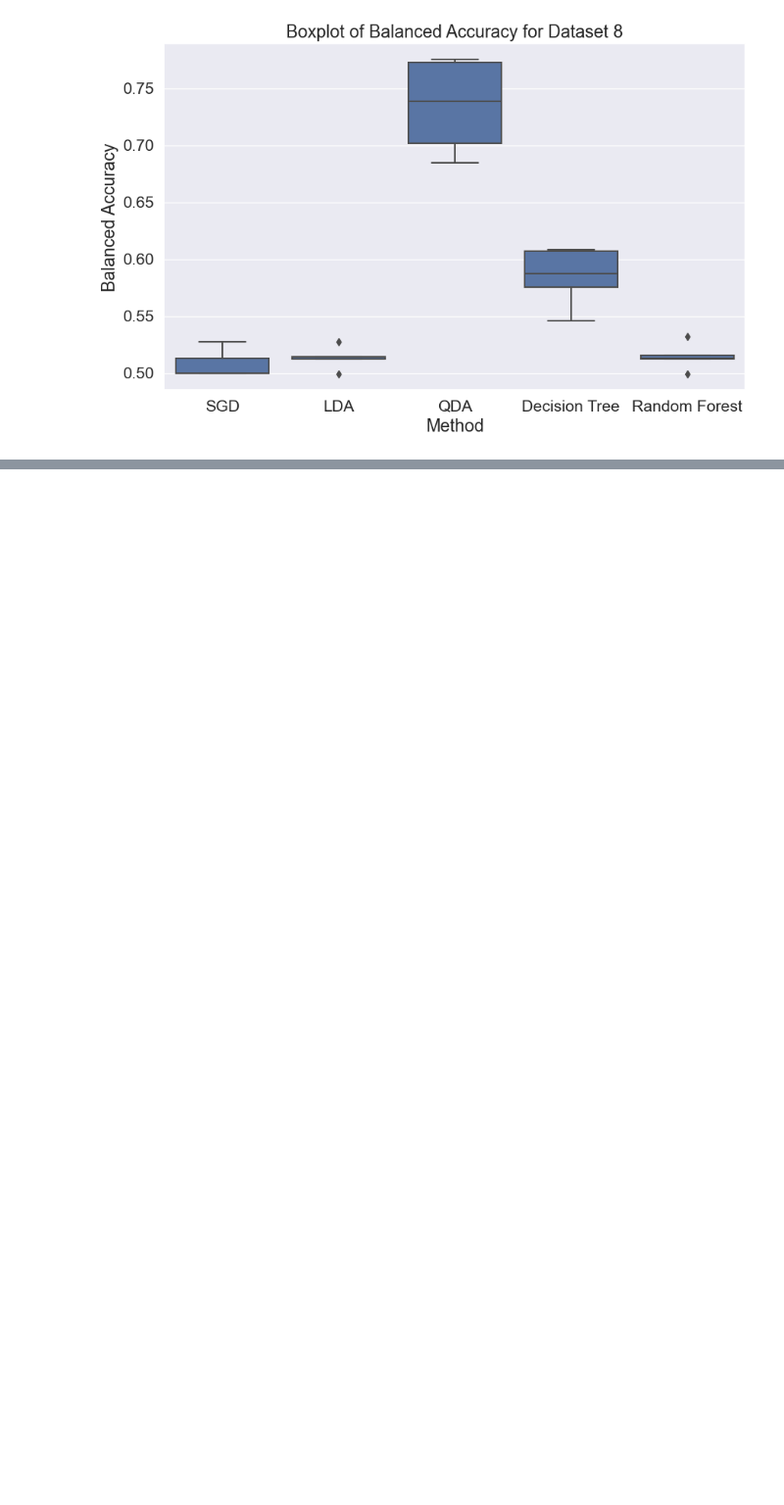
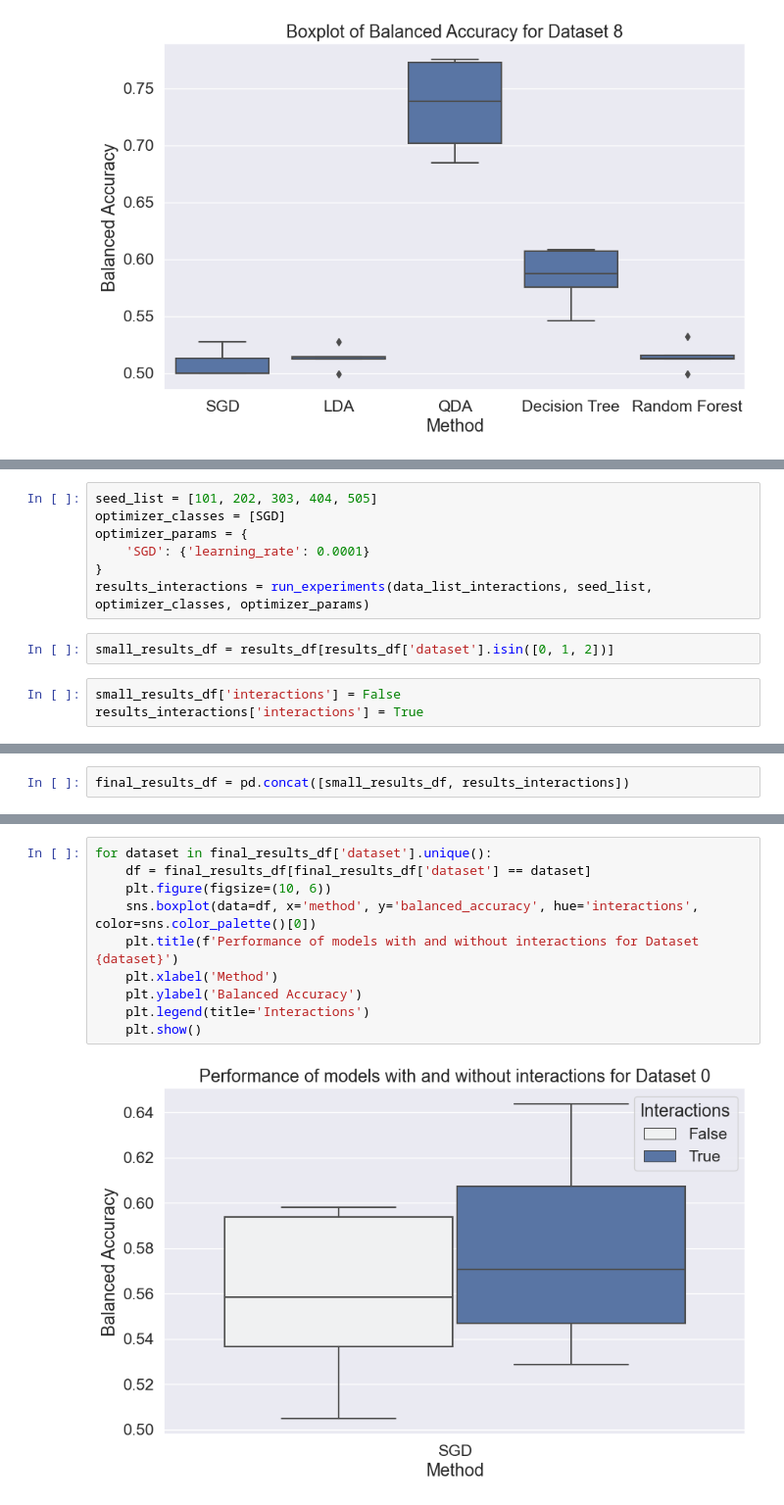
Before and after one commit to zuzannakotlinska/AML_project, a Jupyter notebook: src/experiments_sgd.ipynb, the cells around one changed output, grey strips where cells are left out. Shown: that part at 98% size. Cells and saved outputs as stored; diff of their text form; blank space fills up the shorter version.

Commit message:
update sgd experiments

```diff
--- a/src/experiments_sgd.ipynb
+++ b/src/experiments_sgd.ipynb
@@ -152,0 +166,12 @@ plot_all(final_results_df)
+# %%
+seed_list = [101, 202, 303, 404, 505]
+optimizer_classes = [SGD]
+optimizer_params = {
+    'SGD': {'learning_rate': 0.0001}
+}
+results_interactions = run_experiments(data_list_interactions, seed_list, optimizer_classes, optimizer_params)
+# %%
+small_results_df = results_df[results_df['dataset'].isin([0, 1, 2])]
+# %%
+small_results_df['interactions'] = False
+results_interactions['interactions'] = True
@@ -152,0 +184,2 @@ plot_all(final_results_df)
+# %%
+final_results_df = pd.concat([small_results_df, results_interactions])
@@ -152,0 +206,12 @@ plot_all(final_results_df)
+# %%
+for dataset in final_results_df['dataset'].unique():
+    df = final_results_df[final_results_df['dataset'] == dataset]
+    plt.figure(figsize=(10, 6))
+    sns.boxplot(data=df, x='method', y='balanced_accuracy', hue='interactions', color=sns.color_palette()[0])
+    plt.title(f'Performance of models with and without interactions for Dataset {dataset}')
+    plt.xlabel('Method')
+    plt.ylabel('Balanced Accuracy')
+    plt.legend(title='Interactions')
+    plt.show()
+# %% [output]
+[figure, added]
```
Also changed, not shown: parts of 7 cells of this notebook.
